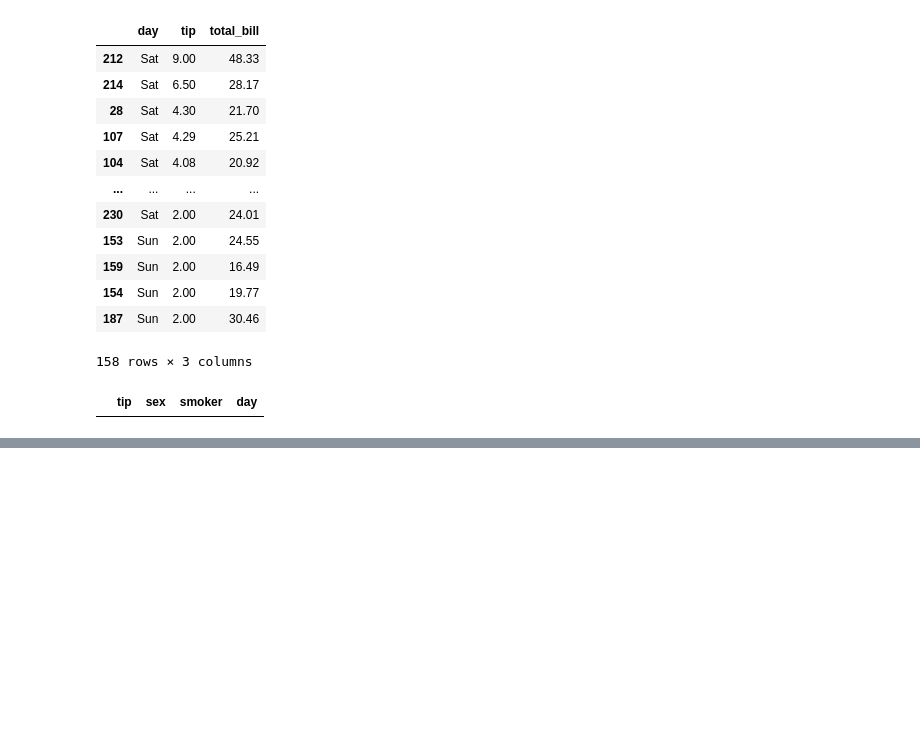
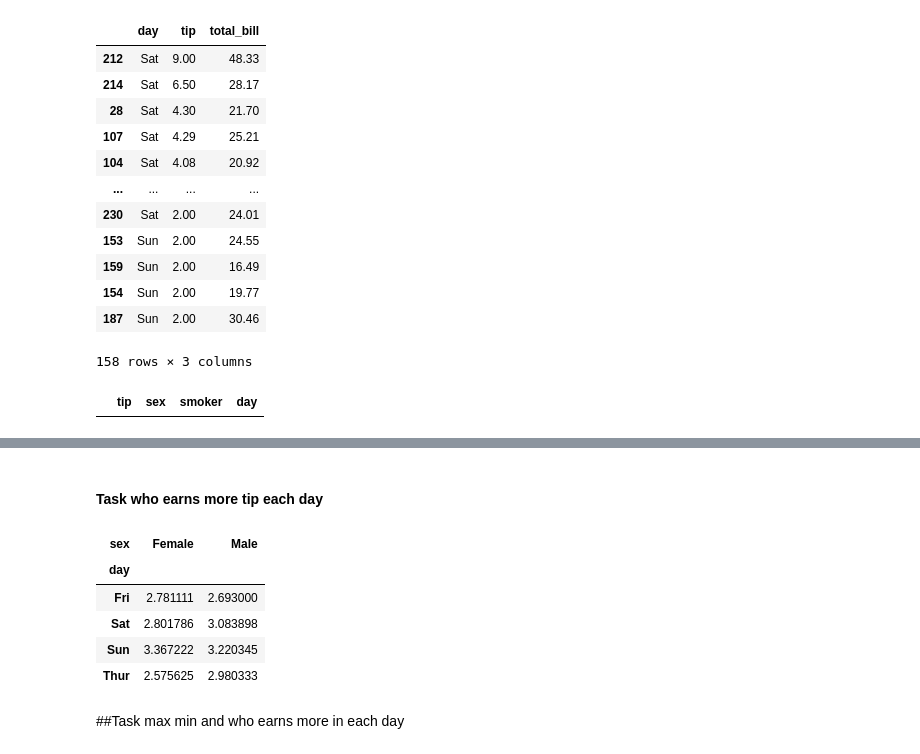
Before and after one commit to Dzithendo31/PythonCourse, a Jupyter notebook: day16pandas.ipynb, the cells around one changed output, grey strips where cells are left out. Cells and saved outputs as stored; diff of their text form; code cells hidden in the pictures; blank space fills up the shorter version.

```diff
--- a/day16pandas.ipynb
+++ b/day16pandas.ipynb
@@ -348,0 +443,15 @@ column
+# %% [markdown]
+#### Task who earns more tip each day
+# %%
+#The order will matter in terms of the stuff that happend here
+tips_df.groupby(['day','sex'])['tip'].mean().unstack()
+# %% [output]
+| sex | Female | Male |
+| day |  |  |
+| Fri | 2.781111 | 2.693000 |
+| Sat | 2.801786 | 3.083898 |
+| Sun | 3.367222 | 3.220345 |
+| Thur | 2.575625 | 2.980333 |
+# %% [markdown]
+##Task
+max min and who earns more in each day
```
Also changed, not shown: parts of 22 cells of this notebook, 1 other file.
